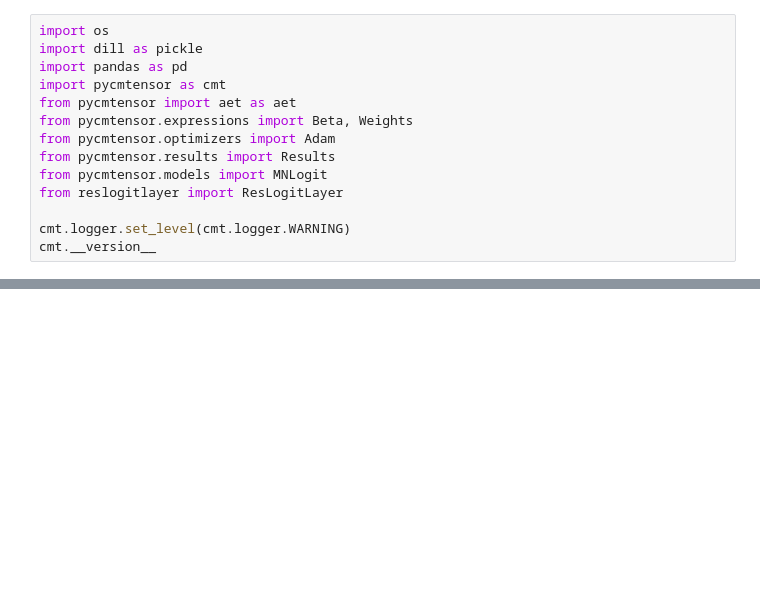
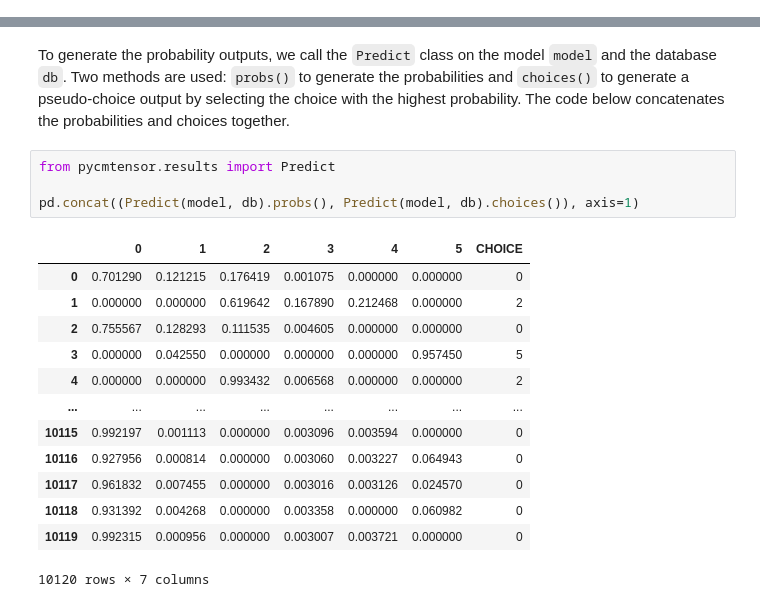
Before and after one commit to mwong009/icmc2022_reslogit, a Jupyter notebook: pycmtensor_logit_RP.ipynb, the cells around one changed output, grey strips where cells are left out. Saved outputs shown, nothing was run; the diff lists cells and outputs as text; blank space fills up the shorter version.

```diff
--- a/pycmtensor_logit_RP.ipynb
+++ b/pycmtensor_logit_RP.ipynb
@@ -1,14 +0,0 @@
-# %%
-import os
-import dill as pickle
-import pandas as pd
-import pycmtensor as cmt
-from pycmtensor import aet as aet
-from pycmtensor.expressions import Beta, Weights
-from pycmtensor.optimizers import Adam
-from pycmtensor.results import Results
-from pycmtensor.models import MNLogit
-from reslogitlayer import ResLogitLayer
-
-cmt.logger.set_level(cmt.logger.WARNING)
-cmt.__version__
@@ -363,0 +370,20 @@ plt.show()
+# %% [markdown]
+To generate the probability outputs, we call the `Predict` class on the model `model` and the database `db`. Two methods are used: `probs()` to generate the probabilities and `choices()` to generate a pseudo-choice output by selecting the choice with the highest probability. The code below concatenates the probabilities and choices together.
+# %%
+from pycmtensor.results import Predict
+
+pd.concat((Predict(model, db).probs(), Predict(model, db).choices()), axis=1)
+# %% [output]
+|  | 0 | 1 | 2 | 3 | 4 | 5 | CHOICE |
+| 0 | 0.701290 | 0.121215 | 0.176419 | 0.001075 | 0.000000 | 0.000000 | 0 |
+| 1 | 0.000000 | 0.000000 | 0.619642 | 0.167890 | 0.212468 | 0.000000 | 2 |
+| 2 | 0.755567 | 0.128293 | 0.111535 | 0.004605 | 0.000000 | 0.000000 | 0 |
+| 3 | 0.000000 | 0.042550 | 0.000000 | 0.000000 | 0.000000 | 0.957450 | 5 |
+| 4 | 0.000000 | 0.000000 | 0.993432 | 0.006568 | 0.000000 | 0.000000 | 2 |
+| ... | ... | ... | ... | ... | ... | ... | ... |
+| 10115 | 0.992197 | 0.001113 | 0.000000 | 0.003096 | 0.003594 | 0.000000 | 0 |
+| 10116 | 0.927956 | 0.000814 | 0.000000 | 0.003060 | 0.003227 | 0.064943 | 0 |
+| 10117 | 0.961832 | 0.007455 | 0.000000 | 0.003016 | 0.003126 | 0.024570 | 0 |
+| 10118 | 0.931392 | 0.004268 | 0.000000 | 0.003358 | 0.000000 | 0.060982 | 0 |
+| 10119 | 0.992315 | 0.000956 | 0.000000 | 0.003007 | 0.003721 | 0.000000 | 0 |
+10120 rows × 7 columns
```
Also changed, not shown: parts of 20 cells of this notebook, 9 other files.
